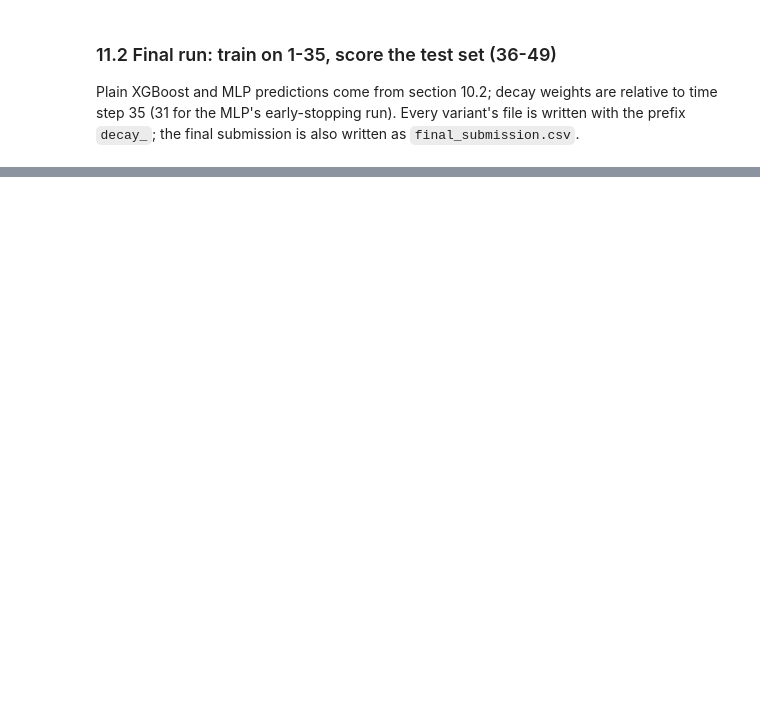
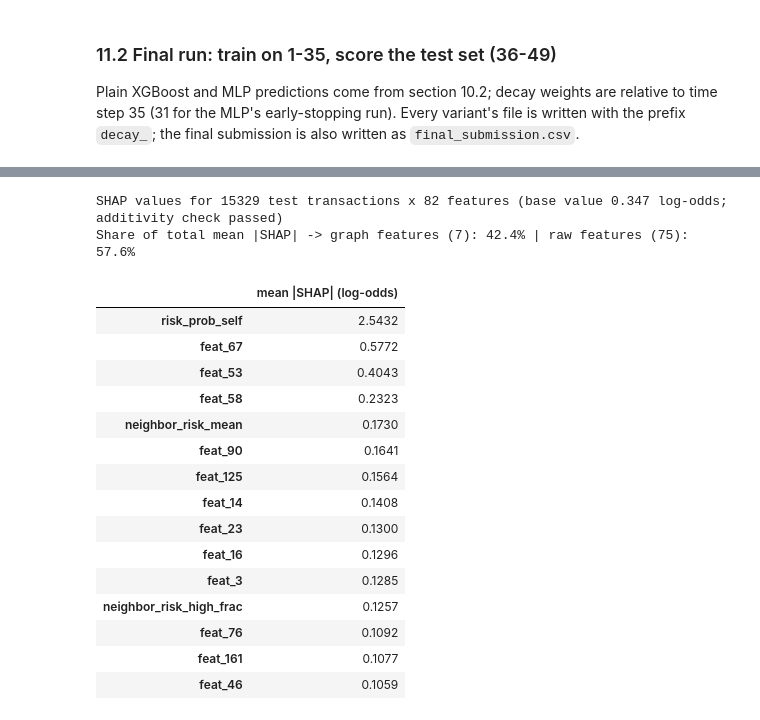
Before and after one commit to yminnnx/BT4012_TanYuMin_KaggleCompetition, a Jupyter notebook: E1156344.ipynb, the cells around one changed output, grey strips where cells are left out. Saved outputs shown, nothing was run; the diff lists cells and outputs as text; code cells hidden in the pictures; blank space fills up the shorter version.

```diff
--- a/E1156344.ipynb
+++ b/E1156344.ipynb
@@ -3435,0 +3416,44 @@ Wrote 22 files with prefix decay_, and final_submission.csv (= xgbnone_mlpdecay0
+# %%
+# The XGBoost half of the final submission: same features, settings and training rows as section 10.2
+shap_model = fit_locked_xgb(train_full_aug[mlp_model_cols], train_full_aug["label"])
+X_shap = test_aug[mlp_model_cols]
+assert np.allclose(shap_model.predict_proba(X_shap)[:, 1], p_xgb_final), "not the same model as the submission"
+
+# Exact TreeSHAP from XGBoost itself: one value per feature per row, plus the base value in the last column
+booster = shap_model.get_booster()
+contribs = booster.predict(xgb.DMatrix(X_shap), pred_contribs=True)
+shap_values = pd.DataFrame(contribs[:, :-1], columns=mlp_model_cols, index=X_shap.index)
+base_value = float(contribs[0, -1])
+
+# SHAP values add up to the model's raw score (log-odds) for every row
+margin = booster.predict(xgb.DMatrix(X_shap), output_margin=True)
+assert np.allclose(shap_values.sum(axis=1).values + base_value, margin, atol=1e-3)
+
+graph_cols_used = [c for c in mlp_model_cols if not c.startswith("feat_")]
+mean_abs_shap = shap_values.abs().mean().sort_values(ascending=False)
+group_share = mean_abs_shap.groupby(lambda c: "graph" if c in graph_cols_used else "raw").sum() / mean_abs_shap.sum()
+
+print(f"SHAP values for {len(X_shap)} test transactions x {len(mlp_model_cols)} features "
+      f"(base value {base_value:.3f} log-odds; additivity check passed)")
+print(f"Share of total mean |SHAP| -> graph features ({len(graph_cols_used)}): {group_share['graph']:.1%} | "
+      f"raw features ({len(mlp_model_cols) - len(graph_cols_used)}): {group_share['raw']:.1%}")
+display(mean_abs_shap.head(15).rename("mean |SHAP| (log-odds)").to_frame().round(4))
+# %% [output]
+SHAP values for 15329 test transactions x 82 features (base value 0.347 log-odds; additivity check passed)
+Share of total mean |SHAP| -> graph features (7): 42.4% | raw features (75): 57.6%
+|  | mean |SHAP| (log-odds) |
+| risk_prob_self | 2.5432 |
+| feat_67 | 0.5772 |
+| feat_53 | 0.4043 |
+| feat_58 | 0.2323 |
+| neighbor_risk_mean | 0.1730 |
+| feat_90 | 0.1641 |
+| feat_125 | 0.1564 |
+| feat_14 | 0.1408 |
+| feat_23 | 0.1300 |
+| feat_16 | 0.1296 |
+| feat_3 | 0.1285 |
+| neighbor_risk_high_frac | 0.1257 |
+| feat_76 | 0.1092 |
+| feat_161 | 0.1077 |
+| feat_46 | 0.1059 |
```
Also changed, not shown: parts of 24 cells of this notebook.
